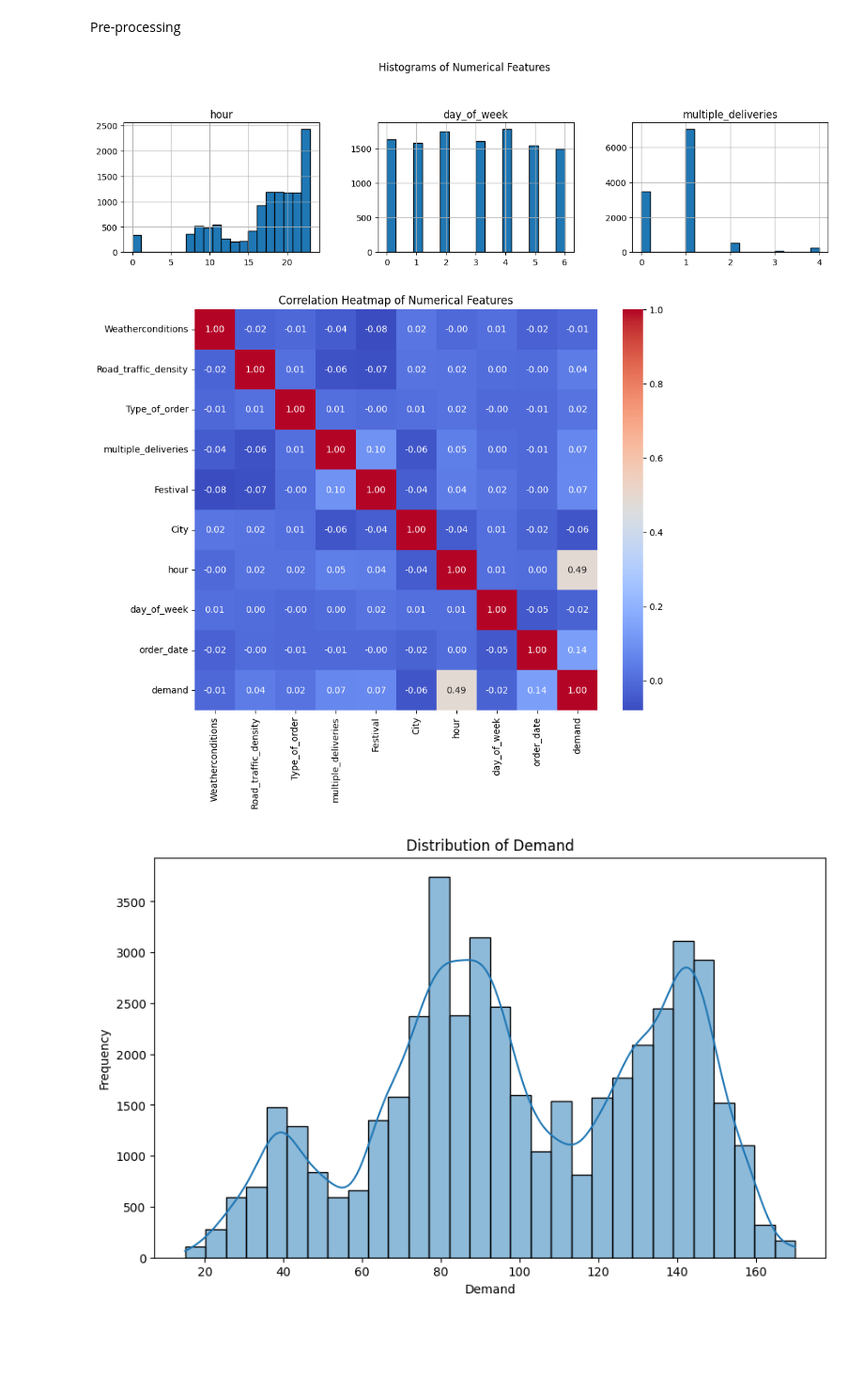
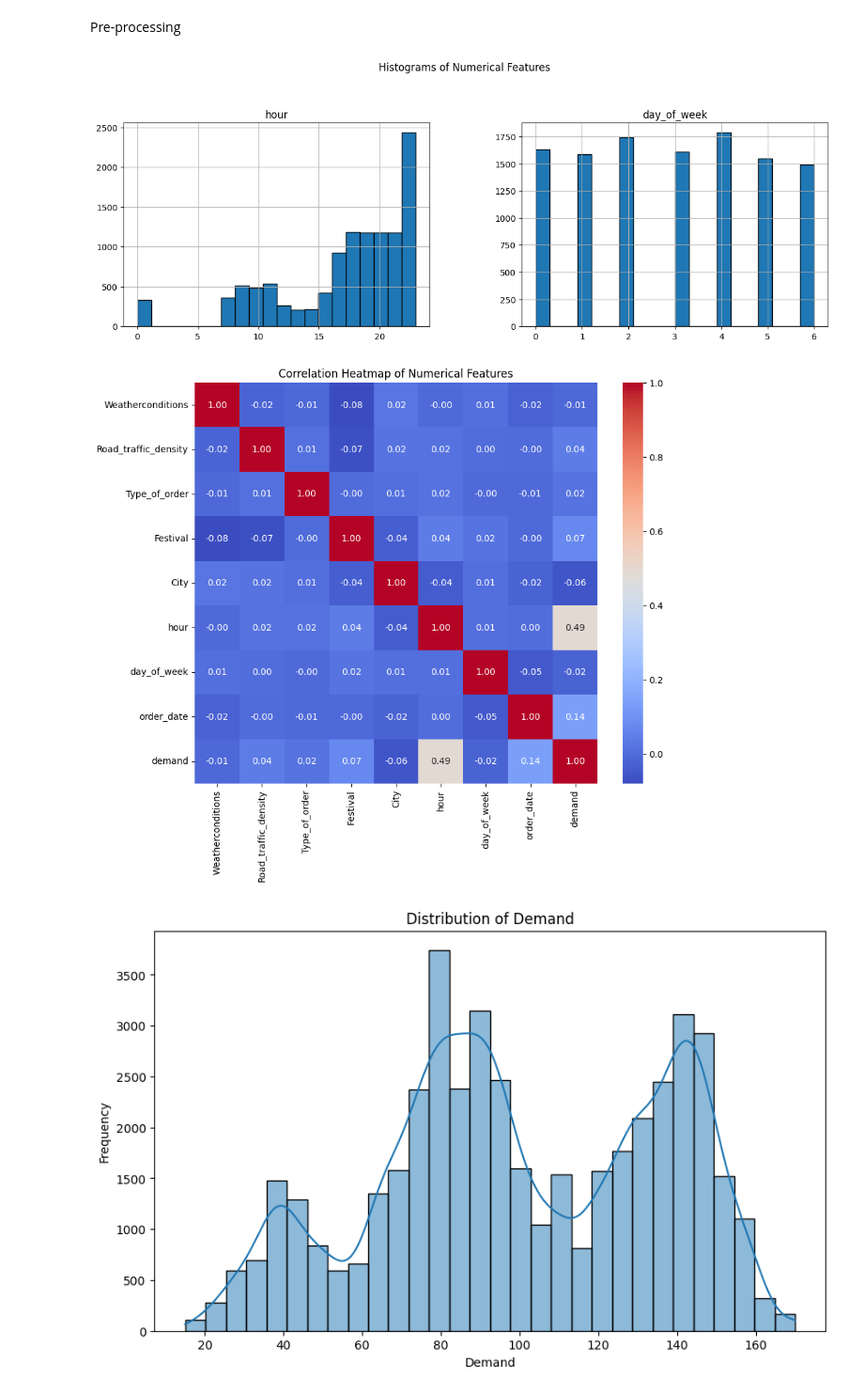
Before and after one commit to tomunizua/firstmodel_summative, a Jupyter notebook: summative/linear_regression/multivariate.ipynb, the cells around one changed output. Shown at 94% size. Cells and saved outputs as stored; diff of their text form; code cells hidden in the pictures; blank space fills up the shorter version.

```diff
--- a/summative/linear_regression/multivariate.ipynb
+++ b/summative/linear_regression/multivariate.ipynb
@@ -62,13 +62,13 @@ df.dropna(axis=1, inplace=True)
 
 # Define categorical and numerical features
 categorical_features = ['Weatherconditions', 'Road_traffic_density', 'Type_of_order', 'Festival', 'City']
-numerical_features = ['hour', 'day_of_week', 'multiple_deliveries']
+numerical_features = ['hour', 'day_of_week',]
 
 # Prepare the data
 
 columns_to_drop = ['ID', 'Delivery_person_ID', 'Delivery_person_Age', 'Delivery_person_Ratings', 'Time_taken(min)',
                    'Restaurant_latitude', 'Restaurant_longitude', 'Time_Orderd', 'Vehicle_condition', 'Type_of_vehicle',
-                   'Order_Date', 'Time_Order_picked',  'Delivery_location_latitude', 'Delivery_location_longitude', '']
+                   'Order_Date', 'Time_Order_picked',  'Delivery_location_latitude', 'Delivery_location_longitude', 'multiple_deliveries']
 columns_to_drop = [col for col in columns_to_drop if col in df.columns]
 df = df.drop(columns=columns_to_drop)
 
@@ -83,20 +83,18 @@ preprocessor = ColumnTransformer(
 
 X = df[[
     'Weatherconditions', 'Road_traffic_density', 'Type_of_order',
-    'multiple_deliveries', 'Festival', 'City', 'hour', 'day_of_week']]
+    'Festival', 'City', 'hour', 'day_of_week']]
 y = df['demand']
 
 X = preprocessor.fit_transform(X)
-
-processed_df = pd.DataFrame(X, columns=preprocessor.get_feature_names_out())
 # %%
 # Visualization 1: Histogram
 
-df[numerical_features].hist(bins=20, figsize=(15, 10), layout=(3, 3), edgecolor='black')
+df[numerical_features].hist(bins=20, figsize=(15, 10), layout=(2, 2), edgecolor='black')
 plt.suptitle('Histograms of Numerical Features')
 plt.show()
 # %% [output]
-[figure, old version]
+[figure, new version]
 # %%
 # Visualization 2: correlation heatmap
 corr_matrix = df.corr()
@@ -105,7 +103,7 @@ sns.heatmap(corr_matrix, annot=True, cmap='coolwarm', fmt='.2f')
 plt.title('Correlation Heatmap of Numerical Features')
 plt.show()
 # %% [output]
-[figure, old version]
+[figure, new version]
 # %%
 plt.figure(figsize=(10, 6))
 sns.histplot(df['demand'], bins=30, kde=True)
```
Also changed, not shown: parts of 9 cells of this notebook.
